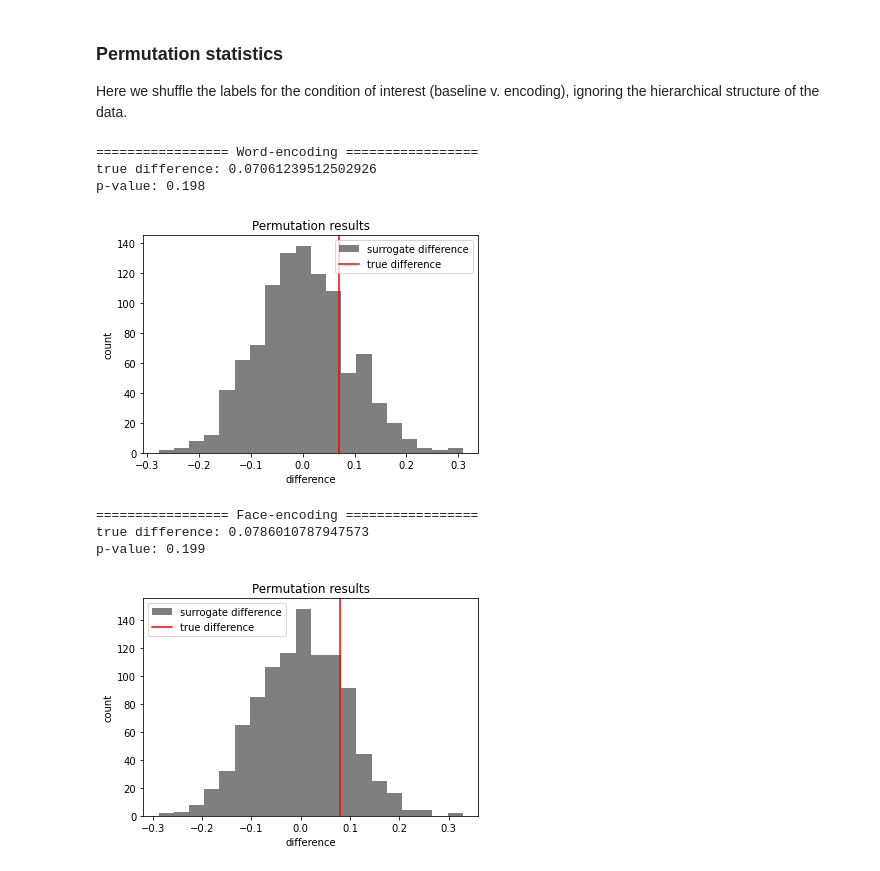
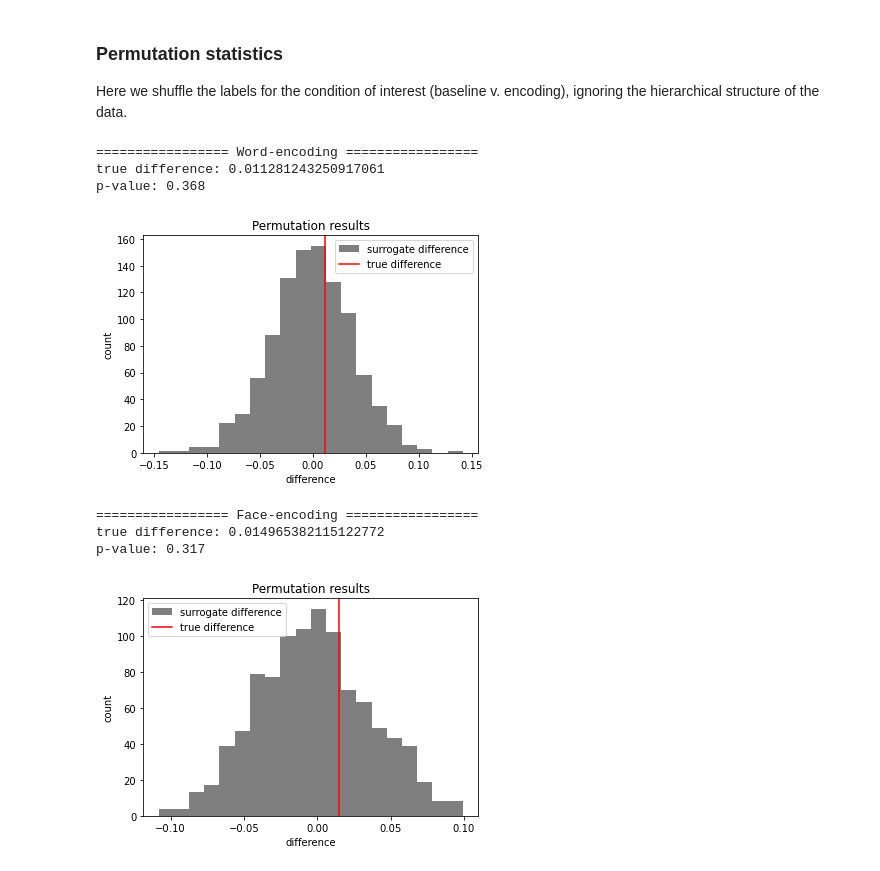
Before and after one commit to voytekresearch/oscillation_vs_exponent, a Jupyter notebook: notebooks/hierarchical_bootstrap.ipynb, the cells around one changed output. Drawn from its saved outputs; the diff is of its cells as text; code cells hidden in the pictures.

```diff
--- a/notebooks/hierarchical_bootstrap.ipynb
+++ b/notebooks/hierarchical_bootstrap.ipynb
@@ -30,10 +33,7 @@ VAR = 'exponent' # variable to analyze
 # %%
 # load spectral parameterization results
 results = pd.read_csv(f"{PROJECT_PATH}/data/results/spectral_parameters.csv", index_col=0)
-
-# log-transform power valies
-results['alpha_bp'] = np.log10(results['alpha_bp'])
-results['alpha_adj'] = np.log10(results['alpha_adj'])
+results.drop(columns='index', inplace=True)
 
 # show
 print(results.shape)
@@ -55,9 +56,9 @@ results.head()
 task_modulated_channels = pd.read_csv(f"{PROJECT_PATH}/data/results/ieeg_modulated_channels.csv", index_col=0)
 
 # join info with results
-df_merge = pd.merge(results, task_modulated_channels, on=['patient','chan_idx','material','memory'])
+df_merge = pd.merge(results, task_modulated_channels, on=['patient','chan_idx'])
 
 # get task-modulated channel results only
-results = df_merge.loc[df_merge['sig']]
+results = df_merge.loc[df_merge['sig_all']].reset_index(drop=True)
 results
 # %% [output]
@@ -135,20 +136,20 @@ def run_permutation_test(df, variable, condition, n_iterations=1000, verbose=Tru
 # %%
 # run permutation test - total alpha power
 
 print("================= Word-encoding =================")
-p_value, diff, distribution = run_permutation_test(df_w, variable='alpha_bp', condition='epoch', n_iterations=1000)
+p_value, diff, distribution = run_permutation_test(df_w, variable='alpha', condition='epoch', n_iterations=1000)
 
 print("================= Face-encoding =================")
-p_value, diff, distribution = run_permutation_test(df_f, variable='alpha_bp', condition='epoch', n_iterations=1000)
+p_value, diff, distribution = run_permutation_test(df_f, variable='alpha', condition='epoch', n_iterations=1000)
 # %% [output]
 ================= Word-encoding =================
-true difference: 0.07061239512502926
-p-value: 0.198
+true difference: 0.011281243250917061
+p-value: 0.368
-[figure, old version]
+[figure, new version]
 ================= Face-encoding =================
-true difference: 0.0786010787947573
-p-value: 0.199
+true difference: 0.014965382115122772
+p-value: 0.317
-[figure, old version]
+[figure, new version]
 # %%
 # run permutation test - exponent
 
```
Also changed, not shown: parts of 15 cells of this notebook.
